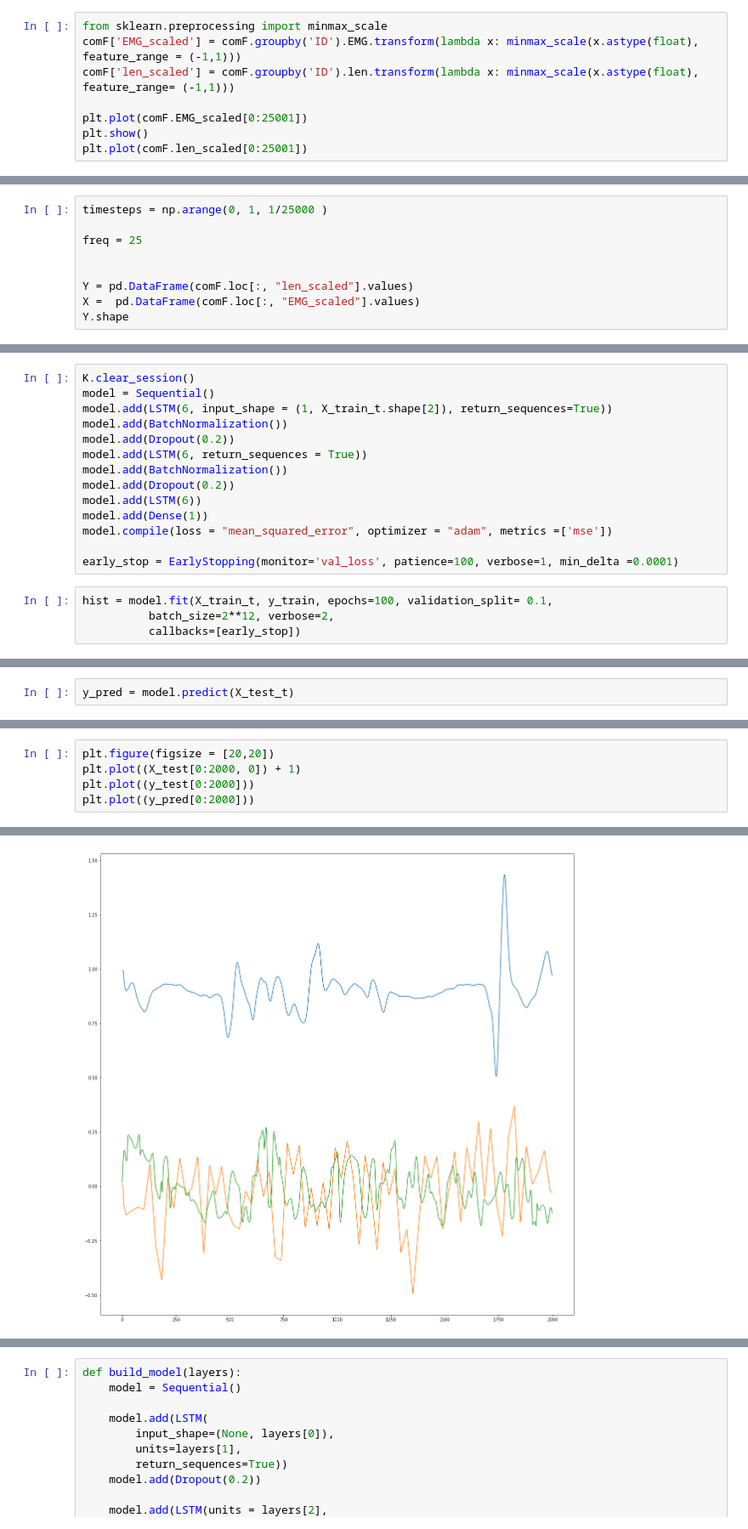
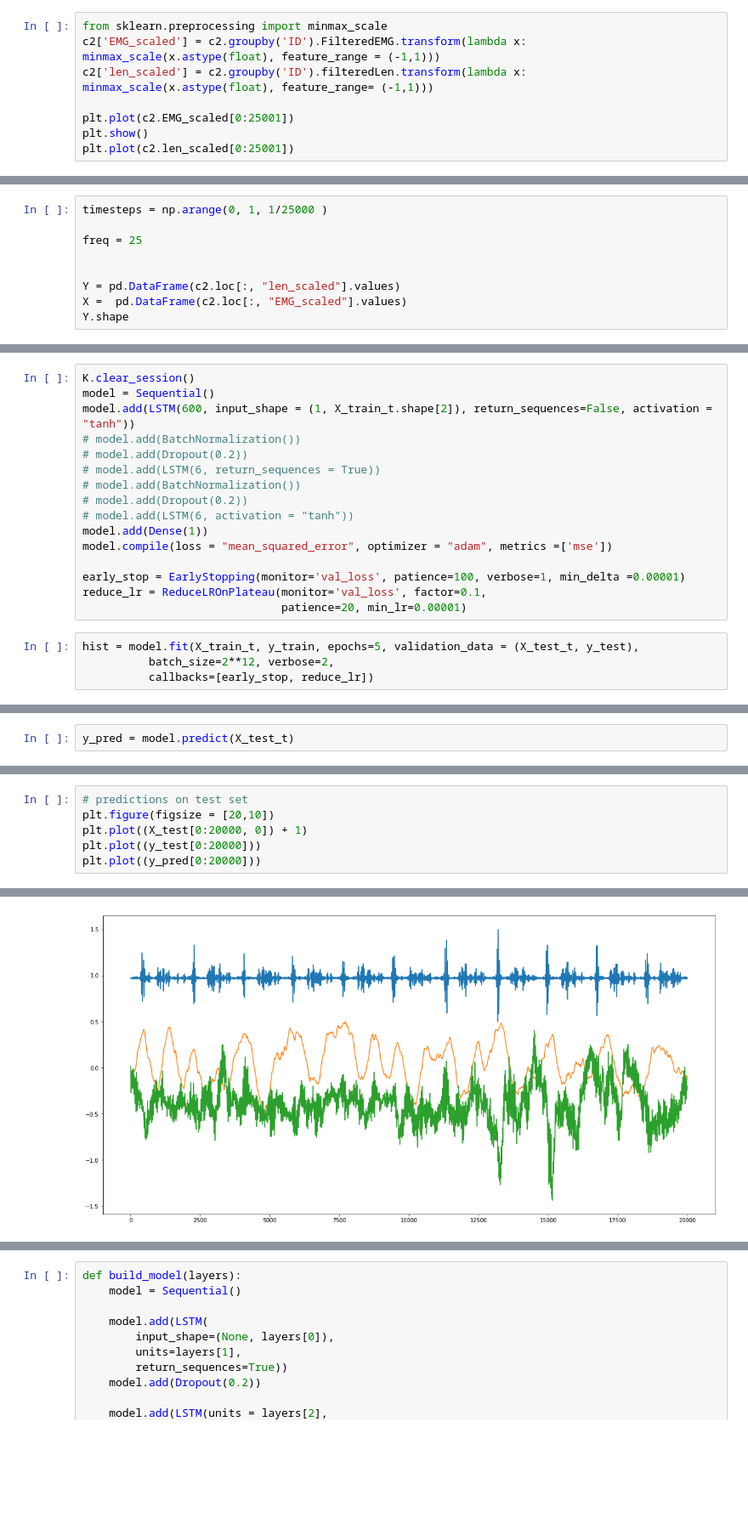
Before and after one commit to callinSwitzer/MuscleTimeseriesPrediction, a Jupyter notebook: PredictMuscleLength.ipynb, the cells around one changed output, grey strips where cells are left out. Shown at 85% size. Cells and saved outputs as stored; diff of their text form; blank space fills up the shorter version.

Commit message:
larger lstm

```diff
--- a/PredictMuscleLength.ipynb
+++ b/PredictMuscleLength.ipynb
@@ -160,9 +259,9 @@ grouped
 # %%
 from sklearn.preprocessing import minmax_scale
-comF['EMG_scaled'] = comF.groupby('ID').EMG.transform(lambda x: minmax_scale(x.astype(float), feature_range = (-1,1)))
-comF['len_scaled'] = comF.groupby('ID').len.transform(lambda x: minmax_scale(x.astype(float), feature_range= (-1,1)))
+c2['EMG_scaled'] = c2.groupby('ID').FilteredEMG.transform(lambda x: minmax_scale(x.astype(float), feature_range = (-1,1)))
+c2['len_scaled'] = c2.groupby('ID').filteredLen.transform(lambda x: minmax_scale(x.astype(float), feature_range= (-1,1)))
 
-plt.plot(comF.EMG_scaled[0:25001])
+plt.plot(c2.EMG_scaled[0:25001])
 plt.show()
-plt.plot(comF.len_scaled[0:25001])
+plt.plot(c2.len_scaled[0:25001])
 # %% [output]
@@ -186,7 +283,7 @@ timesteps = np.arange(0, 1, 1/25000 )
 freq = 25
 
 
-Y = pd.DataFrame(comF.loc[:, "len_scaled"].values)
-X =  pd.DataFrame(comF.loc[:, "EMG_scaled"].values)
+Y = pd.DataFrame(c2.loc[:, "len_scaled"].values)
+X =  pd.DataFrame(c2.loc[:, "EMG_scaled"].values)
 Y.shape
 # %% [output]
@@ -383,19 +497,21 @@ X_test_t = X_test.reshape(X_test.shape[0], 1, -1)
 # %%
 K.clear_session()
 model = Sequential()
-model.add(LSTM(6, input_shape = (1, X_train_t.shape[2]), return_sequences=True))
-model.add(BatchNormalization())
-model.add(Dropout(0.2))
-model.add(LSTM(6, return_sequences = True))
-model.add(BatchNormalization())
-model.add(Dropout(0.2))
-model.add(LSTM(6))
+model.add(LSTM(600, input_shape = (1, X_train_t.shape[2]), return_sequences=False, activation = "tanh"))
+# model.add(BatchNormalization())
+# model.add(Dropout(0.2))
+# model.add(LSTM(6, return_sequences = True))
+# model.add(BatchNormalization())
+# model.add(Dropout(0.2))
+# model.add(LSTM(6, activation = "tanh"))
 model.add(Dense(1))
 model.compile(loss = "mean_squared_error", optimizer = "adam", metrics =['mse'])
 
-early_stop = EarlyStopping(monitor='val_loss', patience=100, verbose=1, min_delta =0.0001)
+early_stop = EarlyStopping(monitor='val_loss', patience=100, verbose=1, min_delta =0.00001)
+reduce_lr = ReduceLROnPlateau(monitor='val_loss', factor=0.1,
+                              patience=20, min_lr=0.00001)
 # %%
-hist = model.fit(X_train_t, y_train, epochs=100, validation_split= 0.1,
+hist = model.fit(X_train_t, y_train, epochs=5, validation_data = (X_test_t, y_test),
           batch_size=2**12, verbose=2,
-          callbacks=[early_stop])
+          callbacks=[early_stop, reduce_lr])
 # %% [output]
@@ -425,9 +540,10 @@ y_pred = model.predict(X_test_t)
 # %%
-plt.figure(figsize = [20,20])
-plt.plot((X_test[0:2000, 0]) + 1)
-plt.plot((y_test[0:2000]))
-plt.plot((y_pred[0:2000]))
+# predictions on test set
+plt.figure(figsize = [20,10])
+plt.plot((X_test[0:20000, 0]) + 1)
+plt.plot((y_test[0:20000]))
+plt.plot((y_pred[0:20000]))
 # %% [output]
 [<matplotlib.lines.Line2D at 0x...>]
-[figure, old version]
+[figure, new version]
 # %%
```
Also changed, not shown: parts of 34 cells of this notebook.
